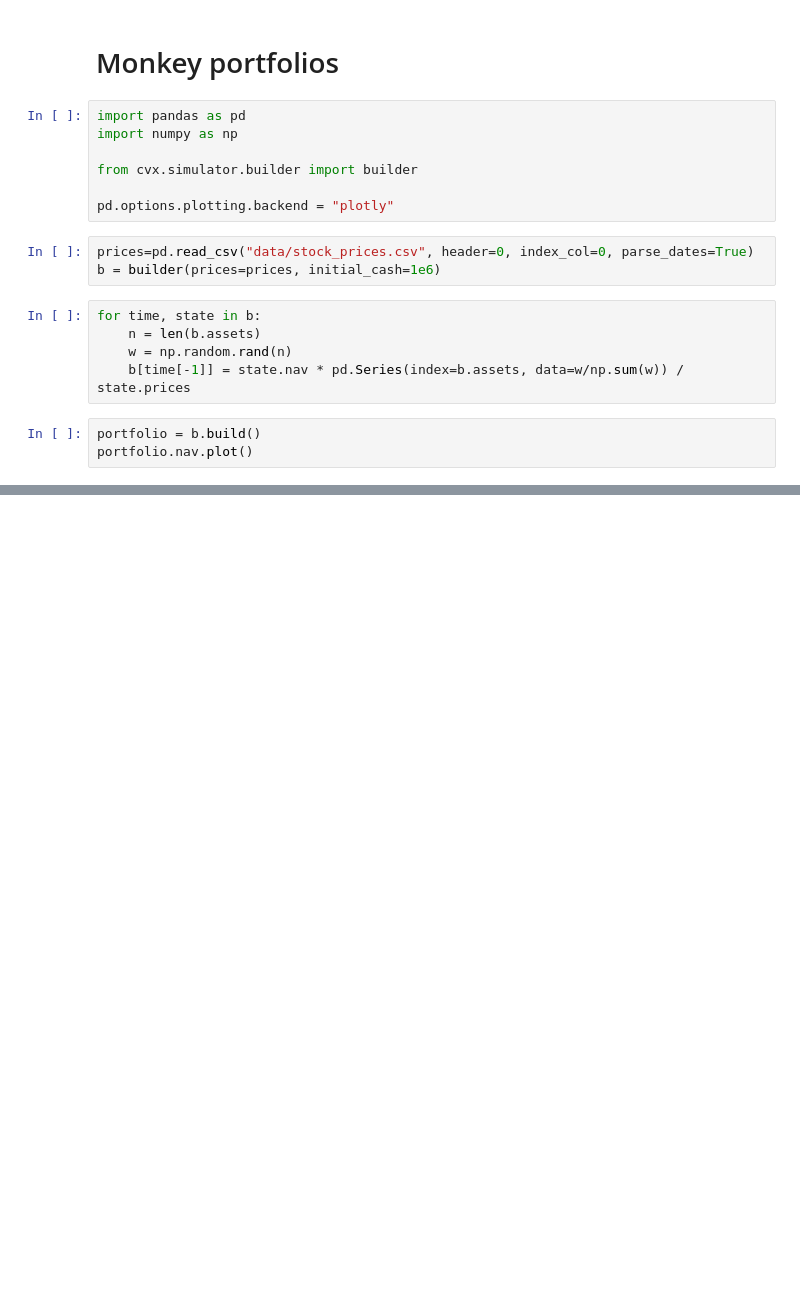
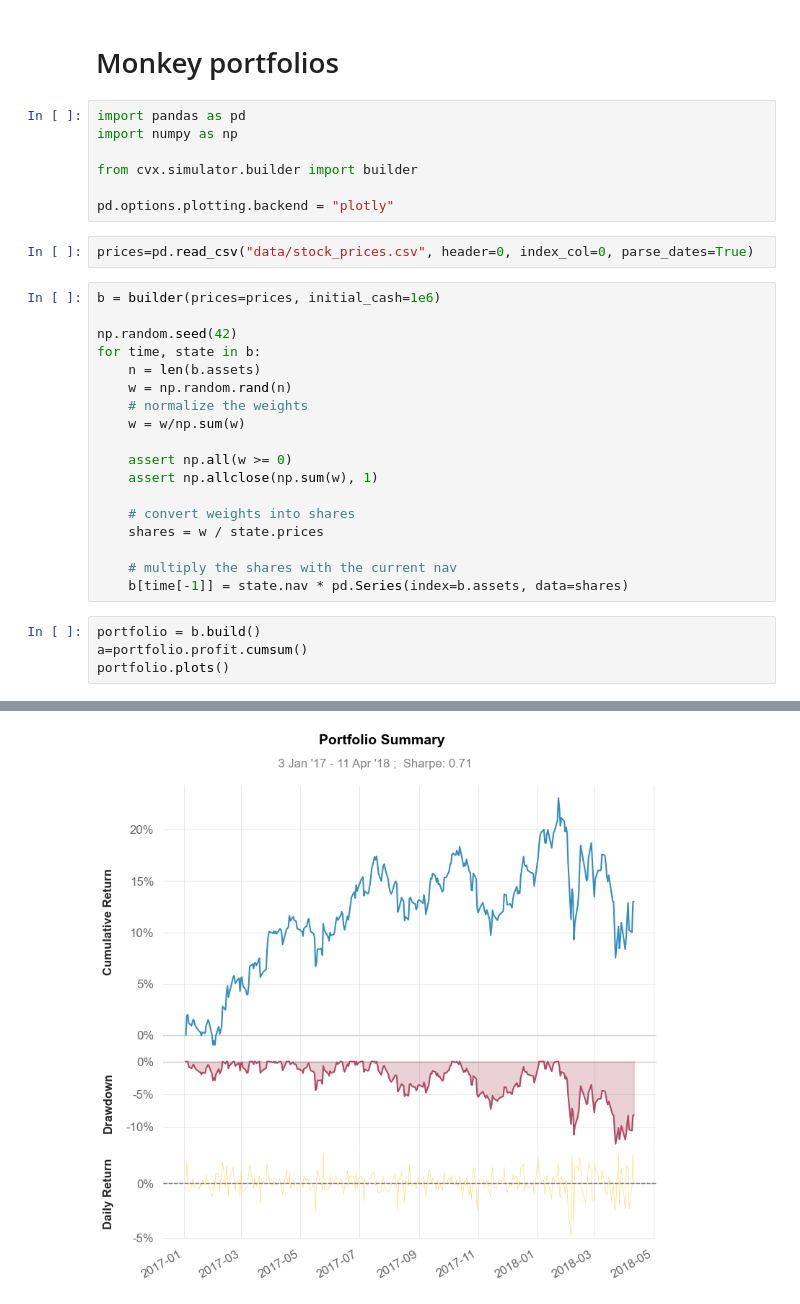
Before and after one commit to cvxgrp/simulator, a Jupyter notebook: book/docs/notebooks/monkey.ipynb, the cells around one changed output, grey strips where cells are left out. Drawn from its saved outputs; the diff is of its cells as text; blank space fills up the shorter version.

```diff
--- a/book/docs/notebooks/monkey.ipynb
+++ b/book/docs/notebooks/monkey.ipynb
@@ -9,13 +9,26 @@ from cvx.simulator.builder import builder
 pd.options.plotting.backend = "plotly"
 # %%
 prices=pd.read_csv("data/stock_prices.csv", header=0, index_col=0, parse_dates=True)
-b = builder(prices=prices, initial_cash=1e6)
 # %%
+b = builder(prices=prices, initial_cash=1e6)
+
+np.random.seed(42)
 for time, state in b:
     n = len(b.assets)
     w = np.random.rand(n)
-    b[time[-1]] = state.nav * pd.Series(index=b.assets, data=w/np.sum(w)) / state.prices
+    # normalize the weights
+    w = w/np.sum(w)
+
+    assert np.all(w >= 0)
+    assert np.allclose(np.sum(w), 1)
+
+    # convert weights into shares
+    shares = w / state.prices
+
+    # multiply the shares with the current nav
+    b[time[-1]] = state.nav * pd.Series(index=b.assets, data=shares)
 # %%
 portfolio = b.build()
-portfolio.nav.plot()
+a=portfolio.profit.cumsum()
+portfolio.plots()
 # %% [output]
@@ -23,0 +35 @@ portfolio.nav.plot()
+[figure, added]
```
Also changed, not shown: parts of 4 cells of this notebook.
